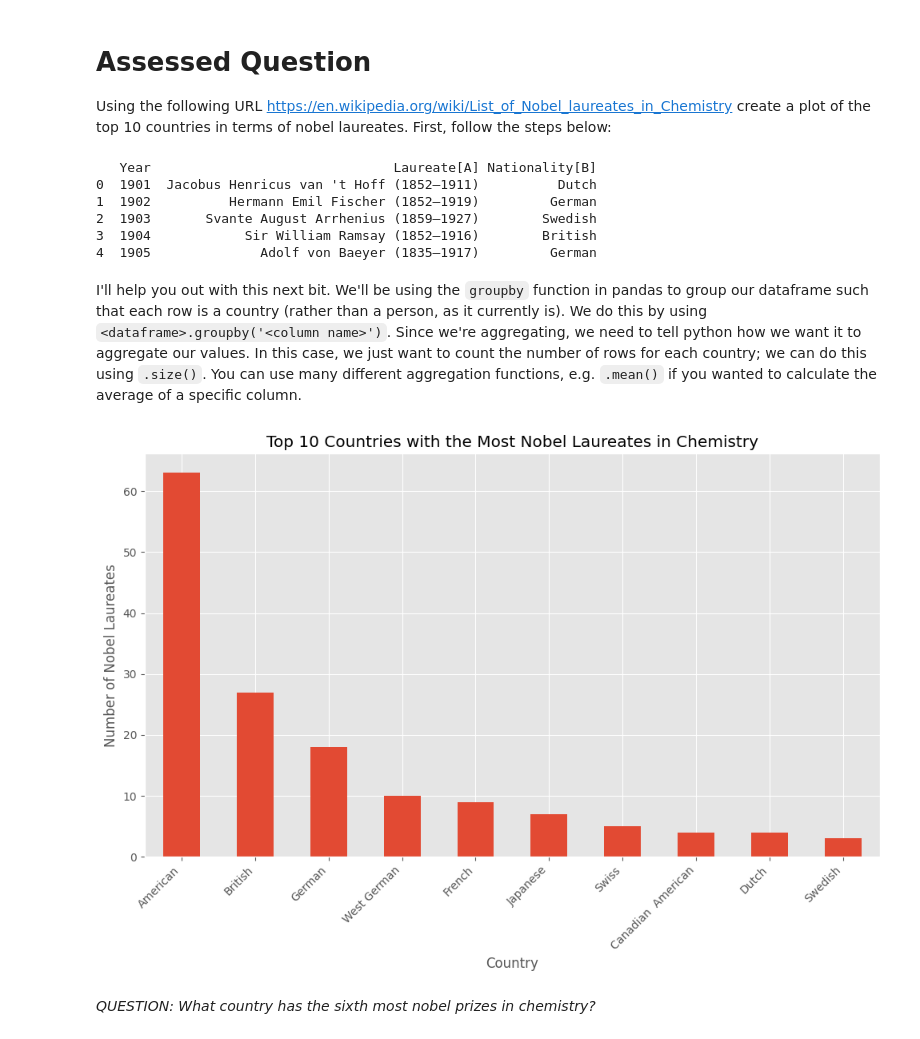
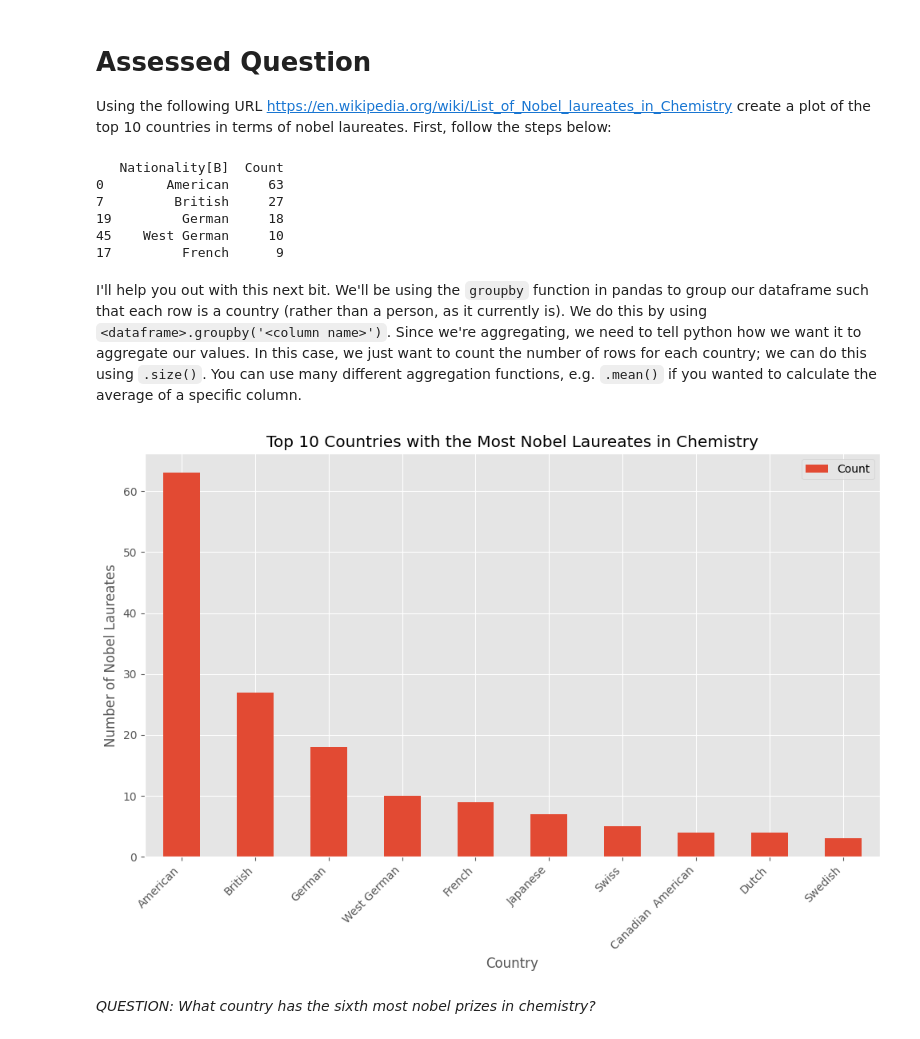
Before and after one commit to yuhengding1206/QM2-2024, a Jupyter notebook: notebooks/W02. Pandas.ipynb, the cells around one changed output. Drawn from its saved outputs; the diff is of its cells as text; code cells hidden in the pictures.

```diff
--- a/notebooks/W02. Pandas.ipynb
+++ b/notebooks/W02. Pandas.ipynb
@@ -503,53 +504,45 @@ And there we have it; a nicely formatted dataframe ready for analysis, straight
 # Assessed Question
 
 Using the following URL https://en.wikipedia.org/wiki/List_of_Nobel_laureates_in_Chemistry create a plot of the top 10 countries in terms of nobel laureates. First, follow the steps below:
-# %%
-# scrape the table of Nobel Laureates in Chemistry using read_html. remember, this gives us a LIST of dataframes! lets call this list chem_tables
-
-import pandas as pd
-import pandas
-import pylab
-import matplotlib.pyplot as plt
-%matplotlib inline
-
-url = 'https://en.wikipedia.org/wiki/List_of_Nobel_laureates_in_Chemistry'
-plt.style.use('ggplot')
-pylab.rcParams['figure.figsize'] = (10.,7.)
-
-# select the first dataframe from this list and call it chem
-chem = pd.read_html(url)
-chem_clean = chem[0]
-chem_clean = chem_clean[chem_clean['Laureate[A]']!='Not awarded']
-chem_clean_again = chem_clean[['Year','Laureate[A]','Nationality[B]']]
-print(chem_clean_again.head())
-# %% [output]
-   Year                               Laureate[A] Nationality[B]
-0  1901  Jacobus Henricus van 't Hoff (1852–1911)          Dutch
-1  1902          Hermann Emil Fischer (1852–1919)         German
-2  1903       Svante August Arrhenius (1859–1927)        Swedish
-3  1904            Sir William Ramsay (1852–1916)        British
-4  1905              Adolf von Baeyer (1835–1917)         German
+# %%
+import pandas as pd
+import matplotlib.pyplot as plt
+
+url = 'https://en.wikipedia.org/wiki/List_of_Nobel_laureates_in_Chemistry'
+tables = pd.read_html(url)
+
+# create a new dataframe called 'country' in which each row is a country,
+# and the values represent the number of nobel laureates.
+
+chem = tables[0]
+chem_clean = chem[chem['Laureate[A]']!='Not awarded'] # using chem instead of chem_clean
+# The column name is 'Nationality[B]' not 'Country'
+chem_clean_again = chem_clean[['Year','Laureate[A]','Nationality[B]']]
+country = chem_clean_again.groupby('Nationality[B]').size().reset_index(name='Count') # creating the country dataframe
+
+# now sort it in descending order
+country_sorted = country.sort_values(by=['Count'], ascending=False)
+print(country_sorted.head())
+# %% [output]
+   Nationality[B]  Count
+0        American     63
+7         British     27
+19         German     18
+45    West German     10
+17         French      9
 # %% [markdown]
 I'll help you out with this next bit. We'll be using the `groupby` function in pandas to group our dataframe such that each row is a country (rather than a person, as it currently is). We do this by using `<dataframe>.groupby('<column name>')`. Since we're aggregating, we need to tell python how we want it to aggregate our values. In this case, we just want to count the number of rows for each country; we can do this using `.size()`. You can use many different aggregation functions, e.g. `.mean()` if you wanted to calculate the average of a specific column.
 # %%
-# create a new dataframe called 'country' in which each row is a country, and the values represent the number of nobel laureates.
-
-country = chem_clean_again.groupby('Nationality[B]').size()
-
-# now sort it in descending order
-
-country_sorted = country.sort_values(ascending=False) #changed this line to sort the country series, and reassigned it
-
 # finally, plot the top 10 countries
-country_sorted.head(10).plot(kind='bar')
+country_sorted.head(10).plot(x='Nationality[B]', y='Count', kind='bar')
 plt.title('Top 10 Countries with the Most Nobel Laureates in Chemistry')
 plt.xlabel('Country')
 plt.ylabel('Number of Nobel Laureates')
 plt.xticks(rotation=45, ha='right')
 plt.tight_layout()
 plt.show()
 # %% [output]
-[figure, old version]
+[figure, new version]
 # %% [markdown]
 *QUESTION: What country has the sixth most nobel prizes in chemistry?*
 # %%
```
Also changed, not shown: parts of 3 cells of this notebook.
